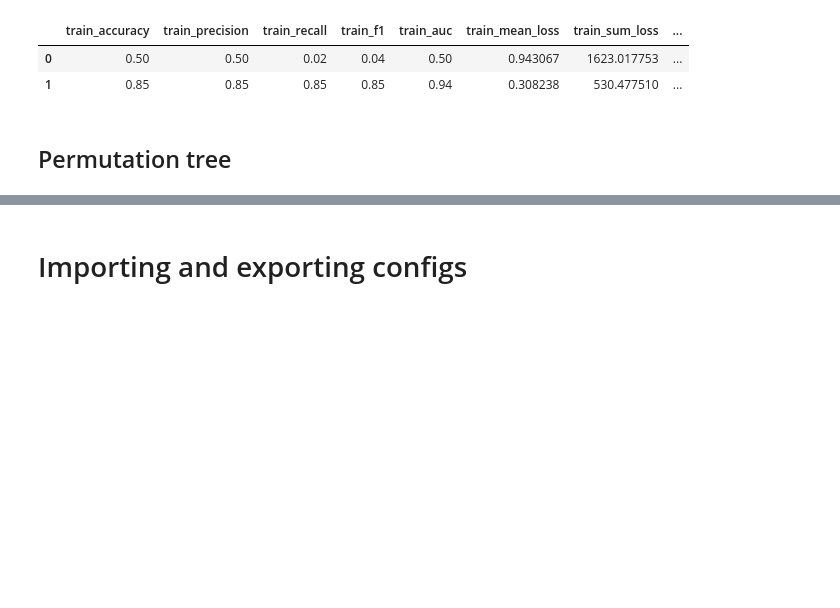
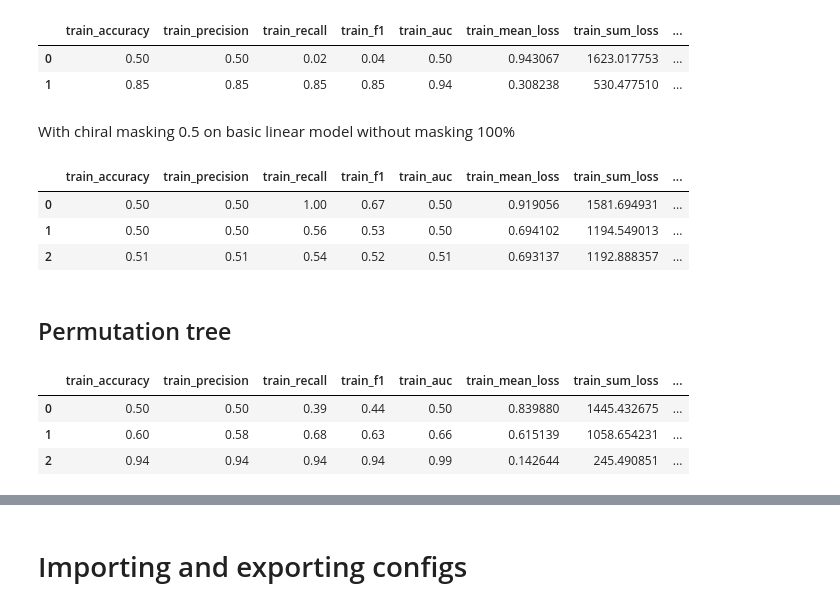
Before and after one commit to JellyJoe13/Masterthesis_PTIGNN, a Jupyter notebook: notebooks/dev/configs.ipynb, the cells around one changed output, grey strips where cells are left out. Saved outputs shown, nothing was run; the diff lists cells and outputs as text; code cells hidden in the pictures; blank space fills up the shorter version.

Commit message:
working model(s). ptree simple still behaving as 0 because n_entries < k and vertex tree circle issues

```diff
--- a/notebooks/dev/configs.ipynb
+++ b/notebooks/dev/configs.ipynb
@@ -78,3 +139,12 @@ run_config(sample_config)
+# %% [markdown]
+With chiral masking 0.5 on basic linear model without masking 100%
+# %%
+run_config(sample_config)
+# %% [output]
+|  | train_accuracy | train_precision | train_recall | train_f1 | train_auc | train_mean_loss | train_sum_loss | ... |
+| 0 | 0.50 | 0.50 | 1.00 | 0.67 | 0.50 | 0.919056 | 1581.694931 | ... |
+| 1 | 0.50 | 0.50 | 0.56 | 0.53 | 0.50 | 0.694102 | 1194.549013 | ... |
+| 2 | 0.51 | 0.51 | 0.54 | 0.52 | 0.51 | 0.693137 | 1192.888357 | ... |
 # %% [markdown]
 ## Permutation tree
 # %%
@@ -147,3 +219,10 @@ sample_config = {
+# %%
+run_config(sample_config)
+# %% [output]
+|  | train_accuracy | train_precision | train_recall | train_f1 | train_auc | train_mean_loss | train_sum_loss | ... |
+| 0 | 0.50 | 0.50 | 0.39 | 0.44 | 0.50 | 0.839880 | 1445.432675 | ... |
+| 1 | 0.60 | 0.58 | 0.68 | 0.63 | 0.66 | 0.615139 | 1058.654231 | ... |
+| 2 | 0.94 | 0.94 | 0.94 | 0.94 | 0.99 | 0.142644 | 245.490851 | ... |
 # %%
 sample_config = {
     'data' : {
```
Also changed, not shown: parts of 6 cells of this notebook, 5 other files.
